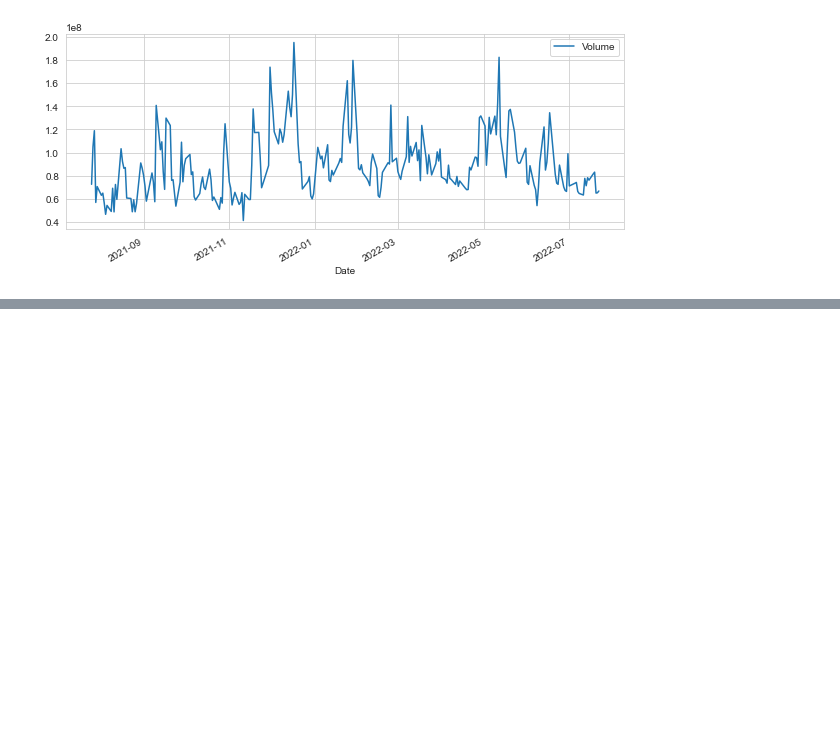
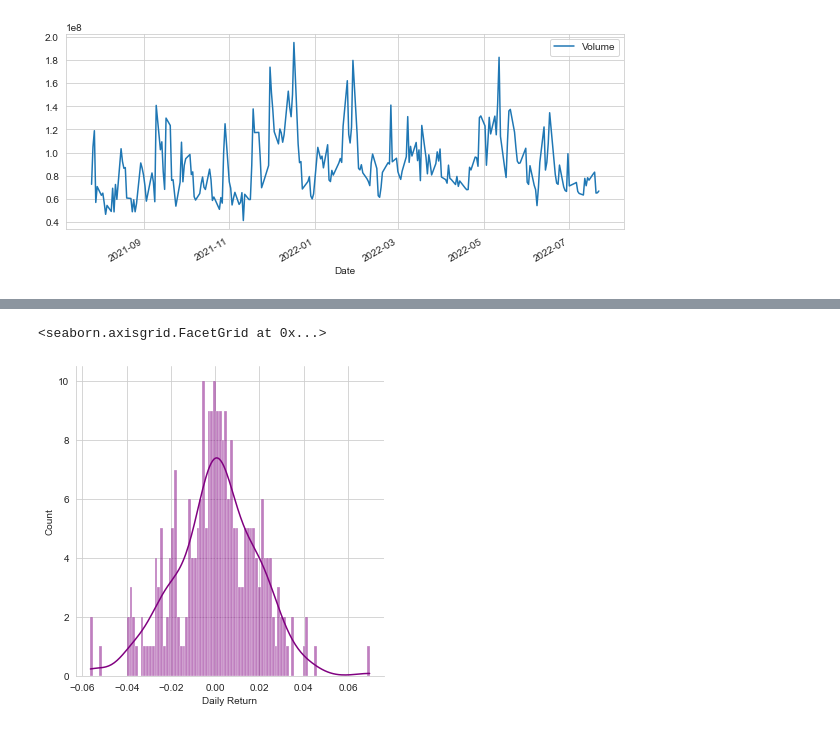
Before and after one commit to jry62/Stock_Market_Analysis, a Jupyter notebook: Stock_Market_Analysis_Project.ipynb, the cells around one changed output, grey strips where cells are left out. Saved outputs shown, nothing was run; the diff lists cells and outputs as text; code cells hidden in the pictures; blank space fills up the shorter version.

```diff
--- a/Stock_Market_Analysis_Project.ipynb
+++ b/Stock_Market_Analysis_Project.ipynb
@@ -90,0 +114,10 @@ AAPL['Volume'].plot(legend=True, figsize=(10,4));
+# %%
+# histogram with a KDE plot showing the daily returns of apple
+
+sns.displot(AAPL['Daily Return'].dropna(),
+            bins=100,
+            color='purple',
+           kde=True)
+# %% [output]
+<seaborn.axisgrid.FacetGrid at 0x...>
+[figure, added]
```
Also changed, not shown: parts of 12 cells of this notebook.
